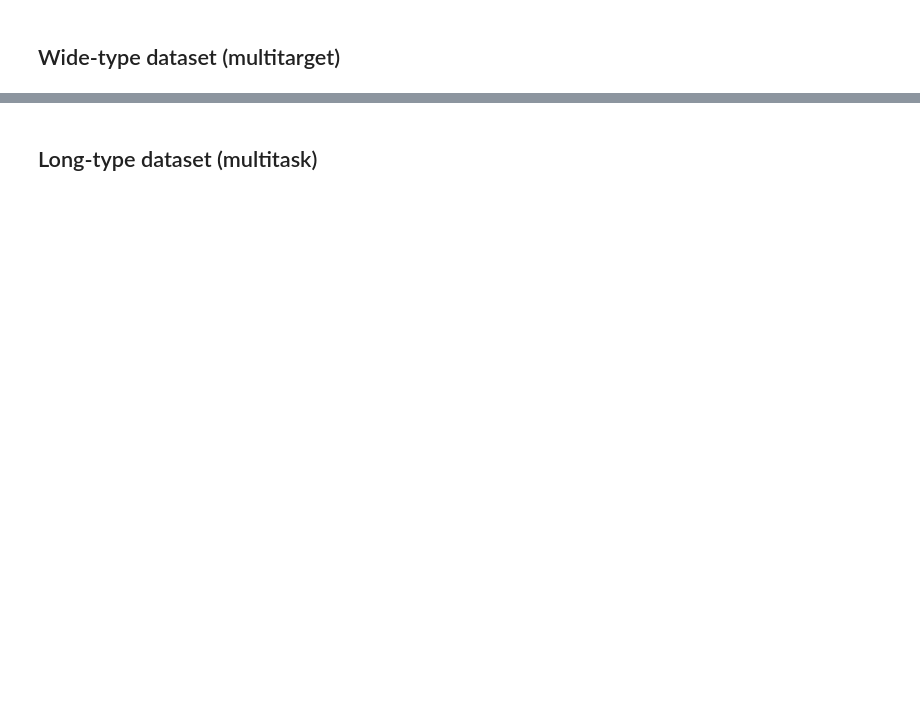
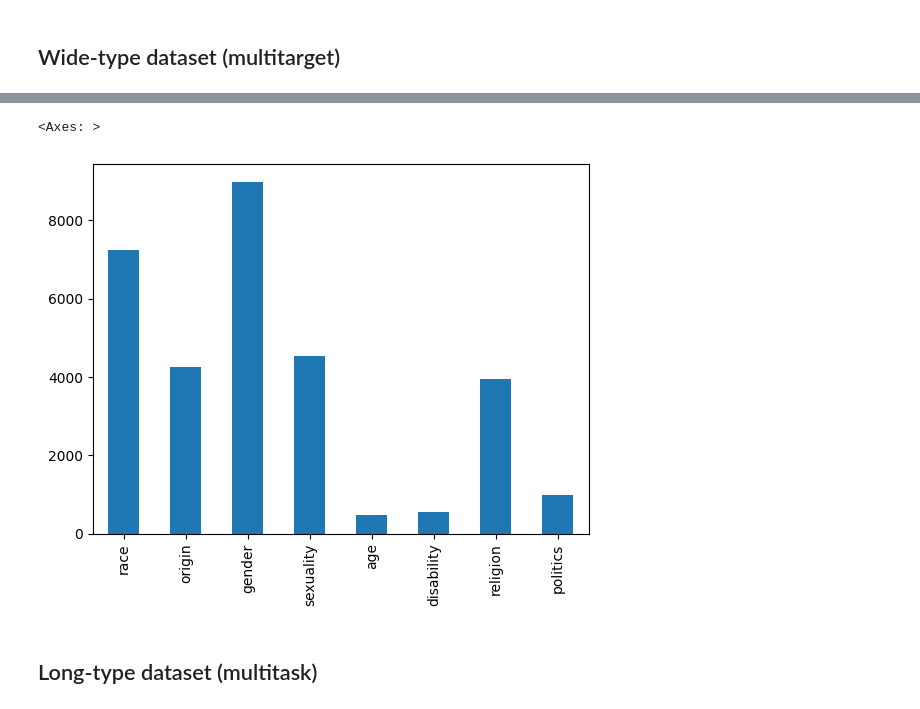
Before and after one commit to paudan/hate-speech-multi, a Jupyter notebook: datasets-demo.ipynb, the cells around one changed output, grey strips where cells are left out. Saved outputs shown, nothing was run; the diff lists cells and outputs as text; code cells hidden in the pictures; blank space fills up the shorter version.

```diff
--- a/datasets-demo.ipynb
+++ b/datasets-demo.ipynb
@@ -30,3 +30,10 @@ pd.DataFrame(data.select(range(30)))
+# %%
+data = data.to_pandas()
+stat_columns = list(set(data.columns) - {'text', 'hatespeech', 'contains_hate'})
+data[stat_columns].sum(axis=0).plot(kind='bar')
+# %% [output]
+<Axes: >
+[figure, added]
 # %% [markdown]
 ## Long-type dataset (multitask)
 # %%
```
Also changed, not shown: parts of 2 cells of this notebook.
